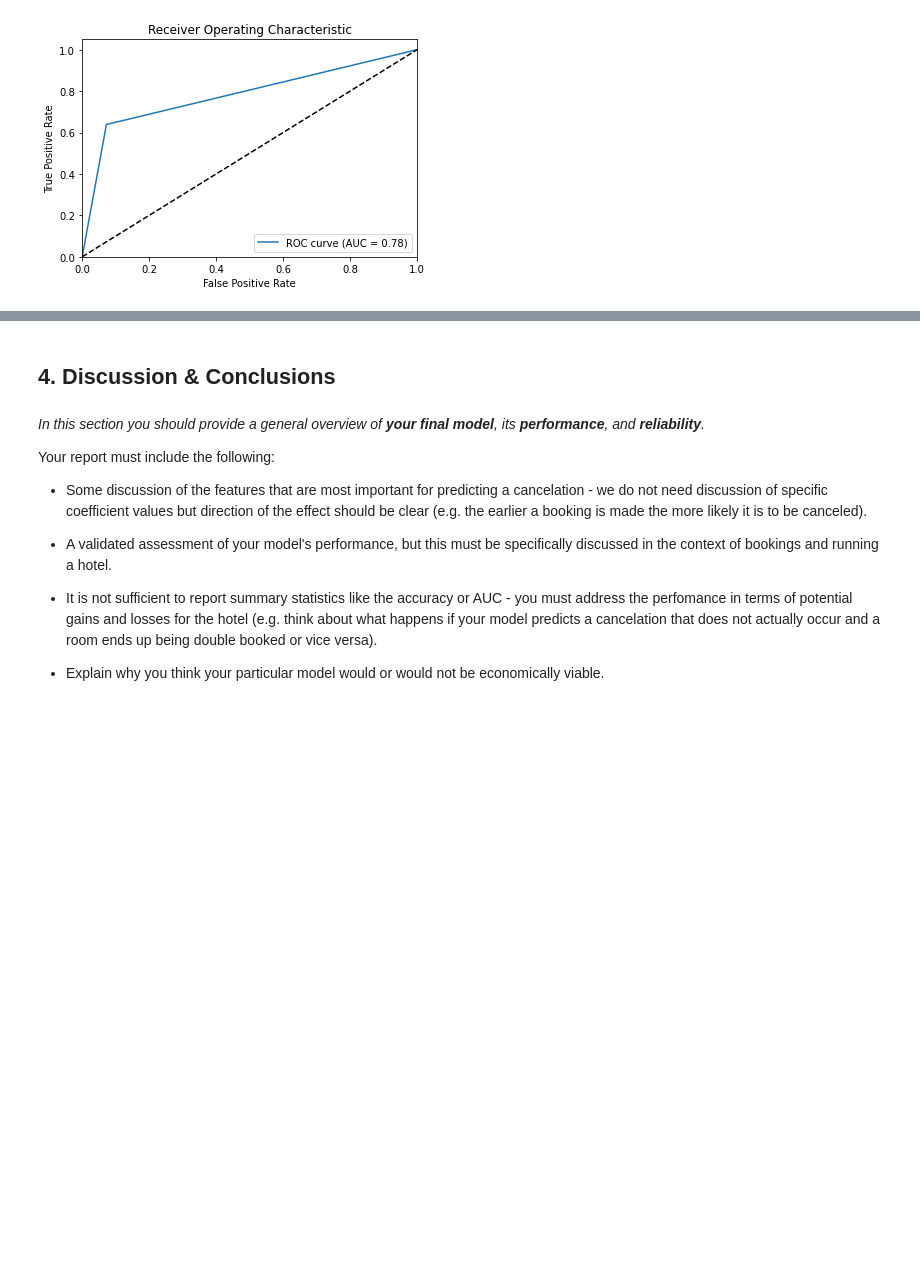
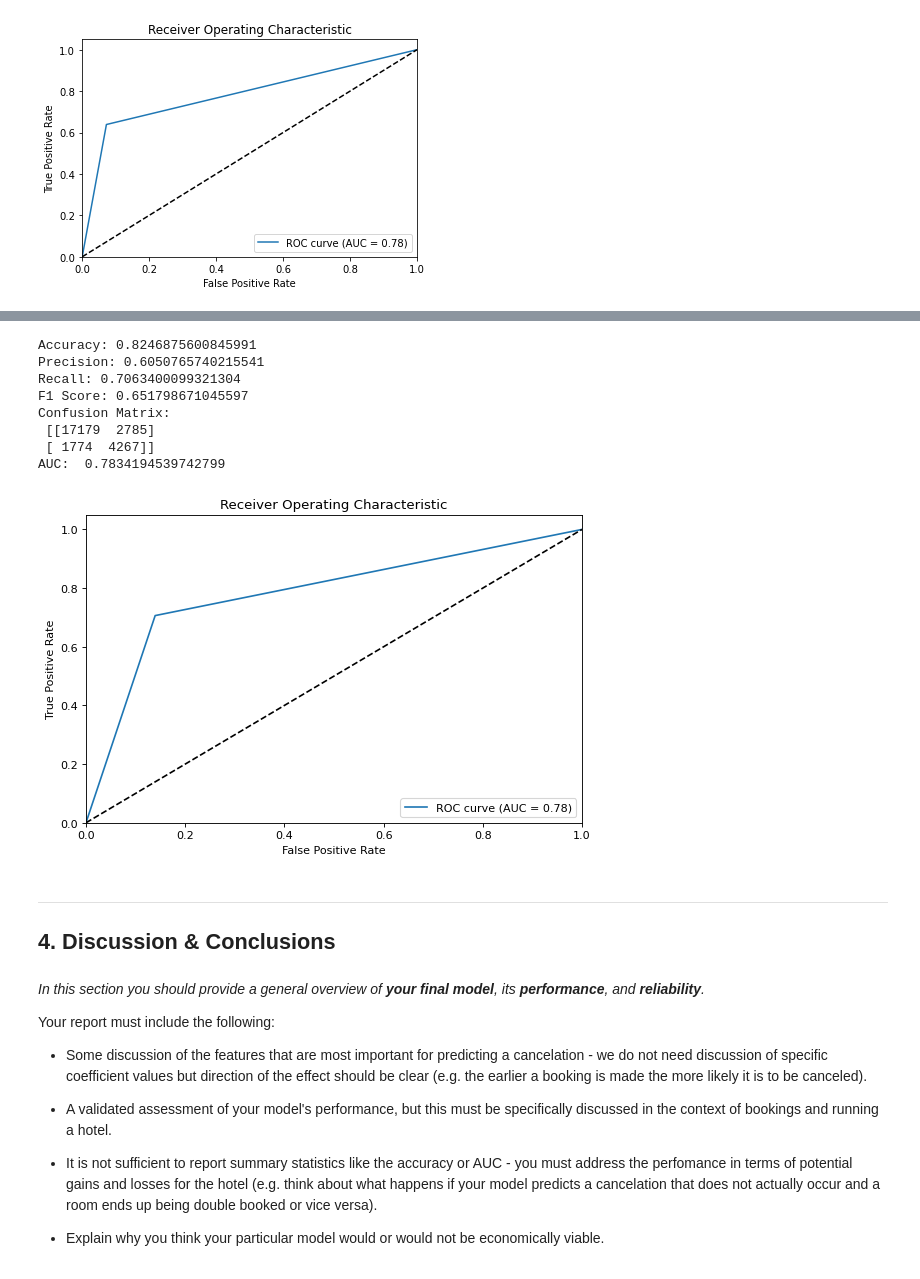
Before and after one commit to williamjones7/MachineLearningProj2, a Jupyter notebook: project2.ipynb, the cells around one changed output, grey strips where cells are left out. Saved outputs shown, nothing was run; the diff lists cells and outputs as text; code cells hidden in the pictures; blank space fills up the shorter version.

```diff
--- a/project2.ipynb
+++ b/project2.ipynb
@@ -439,0 +444,26 @@ AUC:  0.7832445158919102
+# %%
+from sklearn.neural_network import MLPClassifier
+from sklearn.preprocessing import StandardScaler
+
+scaler = StandardScaler()
+X_train = scaler.fit_transform(X_train)
+X_test = scaler.transform(X_test)
+
+mlp.fit(X_train,y_train)
+
+y_pred = mlp.predict(X_test)
+
+# from sklearn.model_selection import GridSearchCV
+
+# param_grid = {
+#     'hidden_layer_sizes': [(10,), (20,), (30,), (10, 10), (20, 20), (30, 30)],
+#     'activation': ['relu', 'logistic', 'tanh'],
+#     'solver': ['adam', 'sgd', 'lbfgs'],
+#     'learning_rate': ['constant', 'invscaling', 'adaptive']
+# }
+
+# grid_search = GridSearchCV(MLPClassifier(max_iter=1000), param_grid, cv=5)
+# grid_search.fit(X_train, y_train)
+
+# print("Best parameters: ", grid_search.best_params_)
+# print("Best score: ", grid_search.best_score_)
@@ -440,4 +489,17 @@ AUC:  0.7832445158919102
+# %%
+eval(y_pred, y_test)
+# %% [output]
+Accuracy: 0.8246875600845991
+Precision: 0.6050765740215541
+Recall: 0.7063400099321304
+F1 Score: 0.651798671045597
+Confusion Matrix:
+ [[17179  2785]
+ [ 1774  4267]]
+AUC:  0.7834194539742799
+[figure, added]
 # %% [markdown]
+---
 ## 4. Discussion & Conclusions
 # %% [markdown]
 *In this section you should provide a general overview of **your final model**, its **performance**, and **reliability**.*
```
Also changed, not shown: parts of 13 cells of this notebook.
